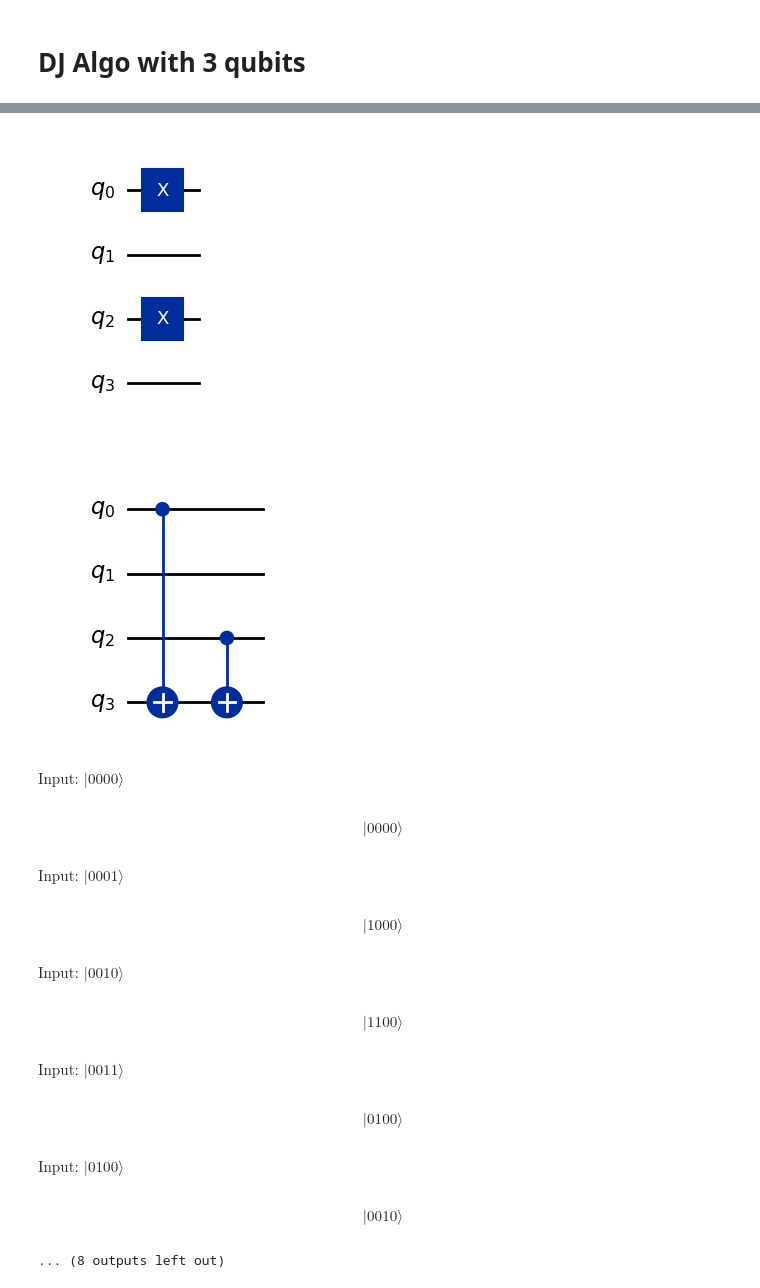
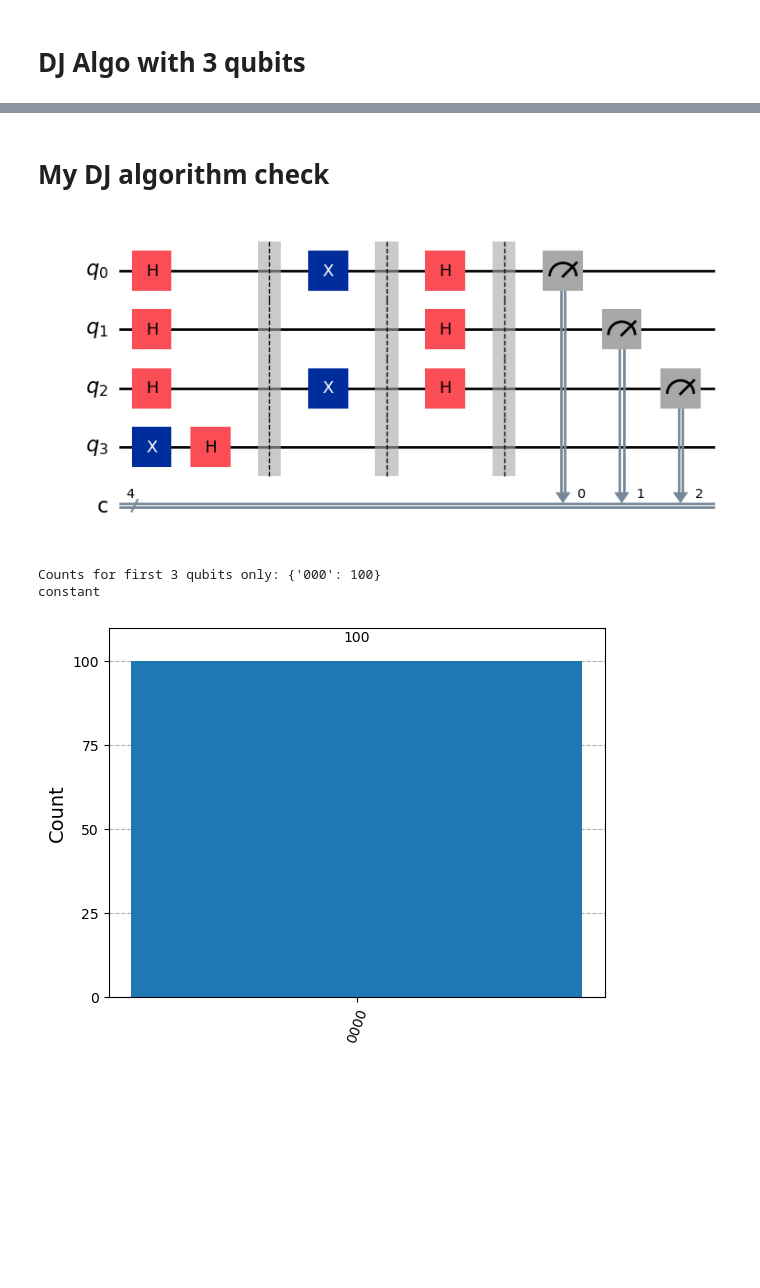
Before and after one commit to manhoosbilli1/Quantum_Computing_Learning, a Jupyter notebook: Task2/main_task.ipynb, the cells around one changed output, grey strips where cells are left out. Drawn from its saved outputs; the diff is of its cells as text; code cells hidden in the pictures; blank space fills up the shorter version.

```diff
--- a/Task2/main_task.ipynb
+++ b/Task2/main_task.ipynb
@@ -175,6 +177,13 @@ def createOracle(case):
     elif case == 4:
         for i in range(3):
             oracle.cx(i,3)
+    elif case == 5:
+        oracle.cx(0,3)
+        oracle.cx(1,3)
+        oracle.x(0)
+        oracle.x(1)
+    elif case == 6:
+        oracle.x(3)
 
     return oracle
 
@@ -224,7 +233,7 @@ def oracle_truth_table(oracleType):
 
     # Iterate through all possible 3-bit inputs
     for i in range(8):  # Loop through 000, 010, 101, 110 and so on for 8 combinations
-        input_bits = format(i, "04b")  # Convert to 2-bit binary string
+        input_bits = format(i, "03b")  # Convert to 3-bit binary string
         inputCircuit, inputState = createInput(input_bits)
 
         # Combine the input and oracle circuits
@@ -252,47 +247,62 @@ $$ |1010\rangle$$
+# %% [markdown]
+# My DJ algorithm check
 # %%
 # Run
 
 # Oracle type and input binary string
-oracleType = 3
-input_string = "101"
+oracleType = 1
+input_string = "000"
 
 # Create the oracle and input circuits
 oracle = createOracle(oracleType)
 
 
-inputCircuit, inputState = createInput(input_string)
-display(inputCircuit.draw('mpl'))
-display(oracle.draw('mpl'))
 
-inputCircuit, stitchedCircuit = oracle_truth_table(oracleType)
+qc = QuantumCircuit(4,4)  # defining this circuit to stitch the classical bits
+qc.h(0)
+qc.h(1)
+qc.h(2)
+qc.x(3)
+qc.h(3)
 
+qc.barrier()
 
+qc = qc.compose(oracle)
+qc.barrier()
+qc.h(0)
+qc.h(1)
+qc.h(2)
+
+qc.barrier()
+qc.measure([0, 1, 2], [0, 1, 2])
+display(qc.draw('mpl'))
 
 # check if oracle is balanced or constant.
 # Runs the circuit 100 times. if the measurements are all 0 strings it is constant. otherwise if even one 1 present it is balanced.
 
+result = AerSimulator().run(qc, shots=100, memory=True).result()
+measurements = result.get_memory()
+counts = result.get_counts()
 
-qc = QuantumCircuit(4,4)
-final = qc.compose(stitchedCircuit)
-display(final.draw('mpl'))
-final.measure(range(4), range(4))
-result = AerSimulator().run(final, shots=1, memory=True).result()
-measurements = result.get_memory()
+# Extract counts for only the first 3 qubits
+trimmed_counts = {}
+for outcome, count in counts.items():
+    # Keep only the first 3 qubits (rightmost bits in Qiskit's convention)
+    first_3_qubits = outcome[-3:]  # Qiskit uses little-endian ordering
+    if first_3_qubits not in trimmed_counts:
+        trimmed_counts[first_3_qubits] = 0
+    trimmed_counts[first_3_qubits] += count
+
+print("Counts for first 3 qubits only:", trimmed_counts)
+
 if "1" in measurements[0]:
     print("balanced")
 else:
     print("constant")
+
+plot_histogram(counts)
 # %% [output]
-[figure, old version]
+[figure, new version]
+Counts for first 3 qubits only: {'000': 100}
+constant
-[figure, old version]
+[figure, new version]
-$\displaystyle \text{Input: } |0000\rangle$
-$$ |0000\rangle$$
-$\displaystyle \text{Input: } |0001\rangle$
-$$ |1000\rangle$$
-$\displaystyle \text{Input: } |0010\rangle$
-$$ |1100\rangle$$
-$\displaystyle \text{Input: } |0011\rangle$
-$$ |0100\rangle$$
-$\displaystyle \text{Input: } |0100\rangle$
-$$ |0010\rangle$$
-... (8 outputs left out)
```
Also changed, not shown: parts of 7 cells of this notebook, 3 other files.
